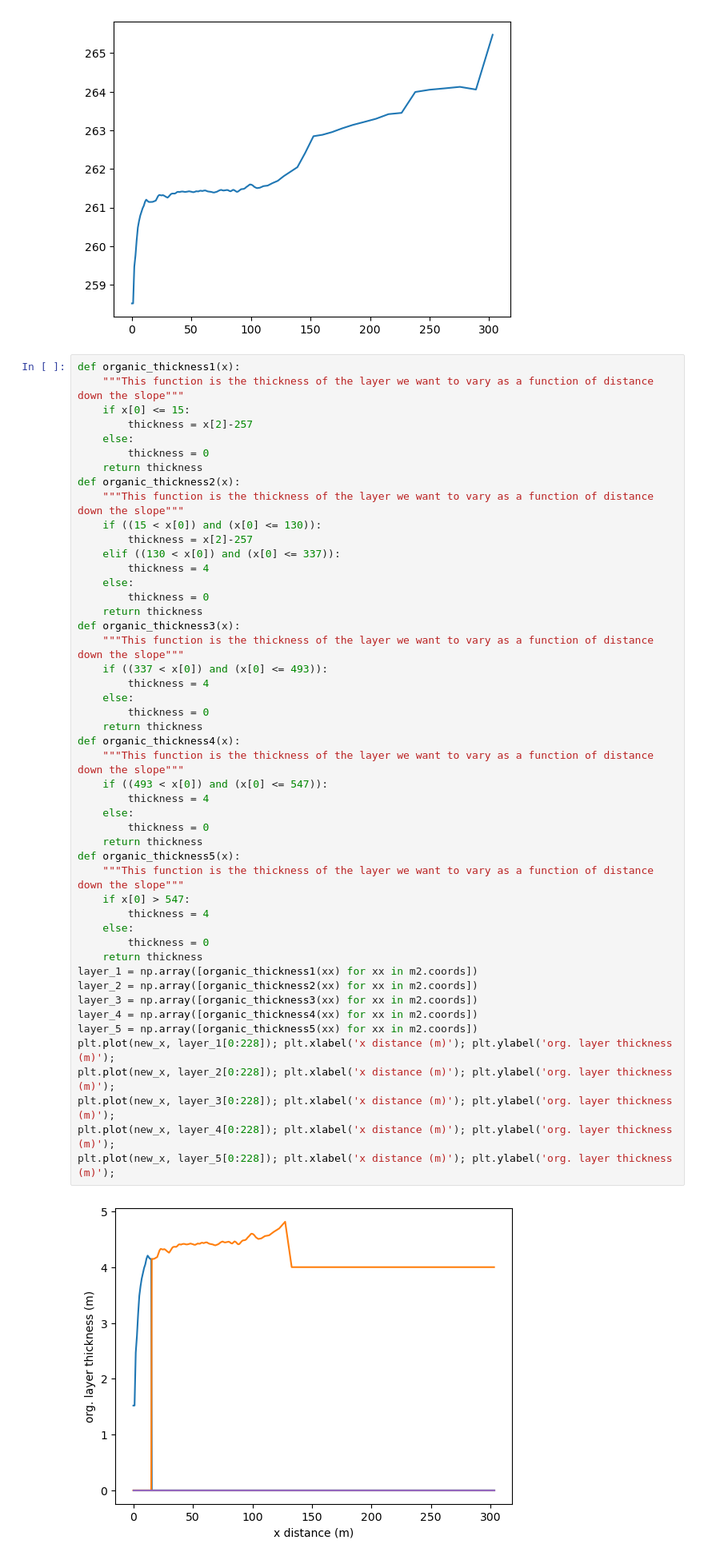
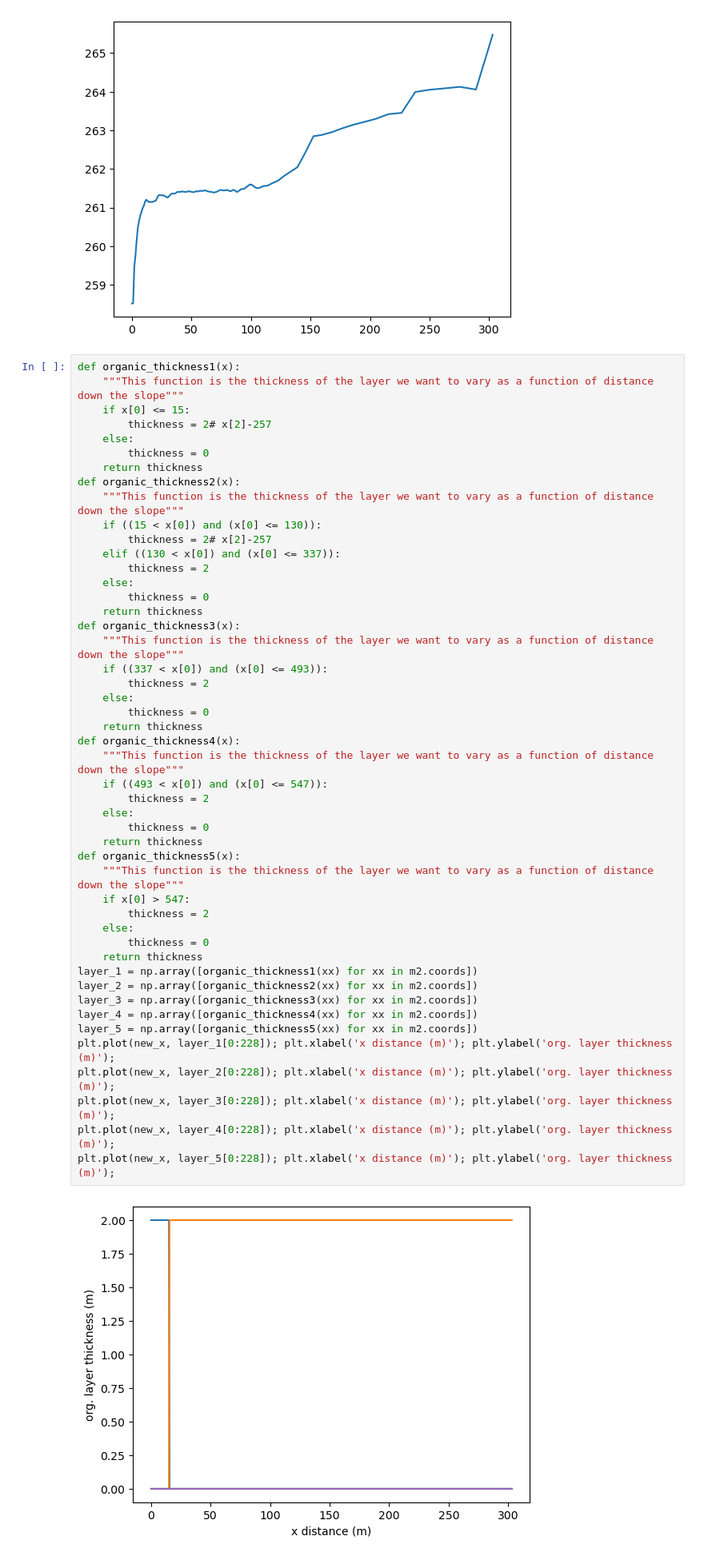
Before and after one commit to Moses-adebayo/COMSOL_ATS, a Jupyter notebook: input_file/BSL_profile.ipynb, the cells around one changed output. Shown at 80% size. Cells and saved outputs as stored; diff of their text form.

Commit message:
modified mesh; top soil thickness that was wrongly placed as 4m; changed to 2m; made time start from 0

```diff
--- a/input_file/BSL_profile.ipynb
+++ b/input_file/BSL_profile.ipynb
@@ -52,52 +63,52 @@ plt.plot(new_x,new_y)
 def organic_thickness1(x):
     """This function is the thickness of the layer we want to vary as a function of distance down the slope"""
     if x[0] <= 15:
-        thickness = x[2]-257
+        thickness = 2# x[2]-257
     else:
         thickness = 0
     return thickness
 def organic_thickness2(x):
     """This function is the thickness of the layer we want to vary as a function of distance down the slope"""
     if ((15 < x[0]) and (x[0] <= 130)):
-        thickness = x[2]-257
+        thickness = 2# x[2]-257
     elif ((130 < x[0]) and (x[0] <= 337)):
-        thickness = 4
+        thickness = 2
     else:
         thickness = 0
     return thickness
 def organic_thickness3(x):
     """This function is the thickness of the layer we want to vary as a function of distance down the slope"""
     if ((337 < x[0]) and (x[0] <= 493)):
-        thickness = 4
+        thickness = 2
     else:
         thickness = 0
     return thickness
 def organic_thickness4(x):
     """This function is the thickness of the layer we want to vary as a function of distance down the slope"""
     if ((493 < x[0]) and (x[0] <= 547)):
-        thickness = 4
+        thickness = 2
     else:
         thickness = 0
     return thickness
 def organic_thickness5(x):
     """This function is the thickness of the layer we want to vary as a function of distance down the slope"""
     if x[0] > 547:
-        thickness = 4
+        thickness = 2
     else:
         thickness = 0
     return thickness
 layer_1 = np.array([organic_thickness1(xx) for xx in m2.coords])
 layer_2 = np.array([organic_thickness2(xx) for xx in m2.coords])
 layer_3 = np.array([organic_thickness3(xx) for xx in m2.coords])
 layer_4 = np.array([organic_thickness4(xx) for xx in m2.coords])
 layer_5 = np.array([organic_thickness5(xx) for xx in m2.coords])
 plt.plot(new_x, layer_1[0:228]); plt.xlabel('x distance (m)'); plt.ylabel('org. layer thickness (m)');
 plt.plot(new_x, layer_2[0:228]); plt.xlabel('x distance (m)'); plt.ylabel('org. layer thickness (m)');
 plt.plot(new_x, layer_3[0:228]); plt.xlabel('x distance (m)'); plt.ylabel('org. layer thickness (m)');
 plt.plot(new_x, layer_4[0:228]); plt.xlabel('x distance (m)'); plt.ylabel('org. layer thickness (m)');
 plt.plot(new_x, layer_5[0:228]); plt.xlabel('x distance (m)'); plt.ylabel('org. layer thickness (m)');
 # %% [output]
-[figure, old version]
+[figure, new version]
 # %%
 # geometry of the transect extrusion
 transect_layer_types = []
```
Also changed, not shown: parts of 5 cells of this notebook, 5 other files.
